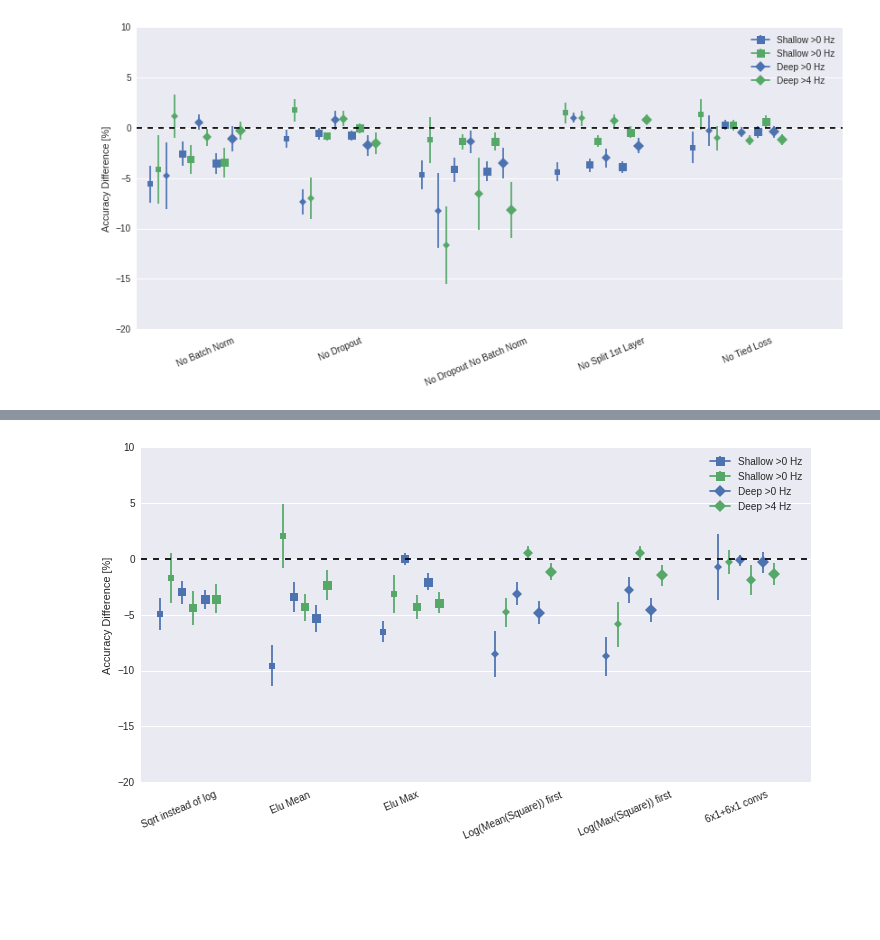
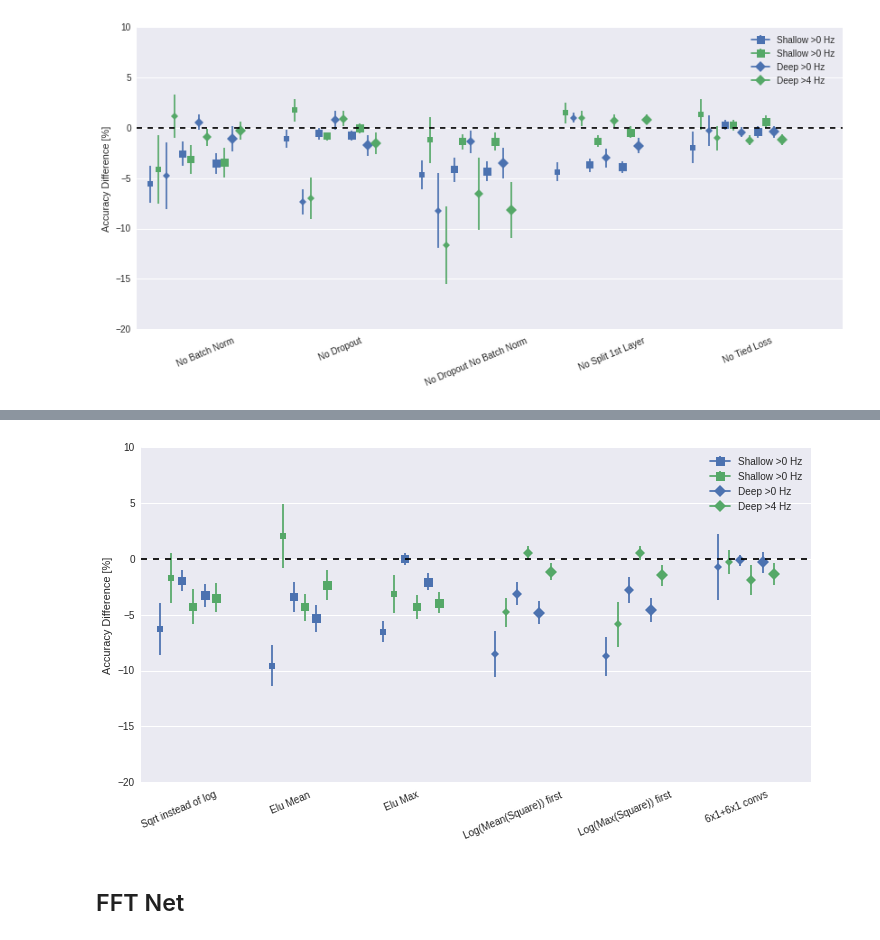
Before and after one commit to robintibor/braindevel, a Jupyter notebook: braindecode/notebooks/results/Final_Comparison.ipynb, the cells around one changed output, grey strips where cells are left out. Saved outputs shown, nothing was run; the diff lists cells and outputs as text; code cells hidden in the pictures; blank space fills up the shorter version.

```diff
--- a/braindecode/notebooks/results/Final_Comparison.ipynb
+++ b/braindecode/notebooks/results/Final_Comparison.ipynb
@@ -104,7 +104,7 @@ def deep_5_default(df):
     return df[(df.num_filters_4 == 200) & (df.filter_time_length == 10)]
 
 def csp_above_0(df):
-    return df[(df.min_freq == 1) & ((df.max_freq == 34) | (df.max_freq == 86))]
+    return df[(df.min_freq == 1) & ((df.max_freq == 38) | (df.max_freq == 86))]
 
 def csp_above_4(df):
     df = df[df.min_freq == 7]
@@ -855,7 +855,7 @@ def double_time_convs(df):
 
 
 def square_mean_sqrt(df):
-    return df[(df.post_pool_nonlin == 'sqrt') &
+    return df[(df.post_pool_nonlin == 'safe_sqrt') &
          (df.first_nonlin == 'square')]
 
 def elu_max_shallow(df):
@@ -1059,33 +1041,33 @@ for i_var, var_name in enumerate(uncommon_variants):
                     color = seaborn.color_palette()[1]
                     label += '>4 Hz'
                 this_var = df_mod[(df_mod.variant == var_name) &
                                  (df_mod.net == net) &
                                  (df_mod.freq == freq) &
                                  (df_mod.dataset == dataset)]
 
                 plt.errorbar(offset, this_var['diff'][0], color=color,
                              yerr=this_var['stderr'][0], marker=marker,
                             markersize=markersize, label='dummy')
                 offset += 0.3
 
     offset += 0.5
     offset = np.ceil(offset)
 plt.ylim(-20,10)
 plt.axhline(y=0, color='black', linestyle='dashed')
 
 plt.xticks(np.arange(0.5,18.3,3), uncommon_variants, rotation=23)
 plt.grid('off', axis='x')
 plt.xlim(-0.5, 17.5)
 
 plt.ylabel('Accuracy Difference [%]')
 
 
 ax = plt.gca()
 handles, labels = ax.get_legend_handles_labels()
 ax.legend(handles[4:6] + handles[22:24],
           ('Shallow >0 Hz', 'Shallow >0 Hz','Deep >0 Hz','Deep >4 Hz'), bbox_to_anchor=(1,1))
 None
-
-None
 # %% [output]
-[figure, old version]
+[figure, new version]
+# %% [markdown]
+## FFT Net
```
Also changed, not shown: parts of 21 cells of this notebook.
